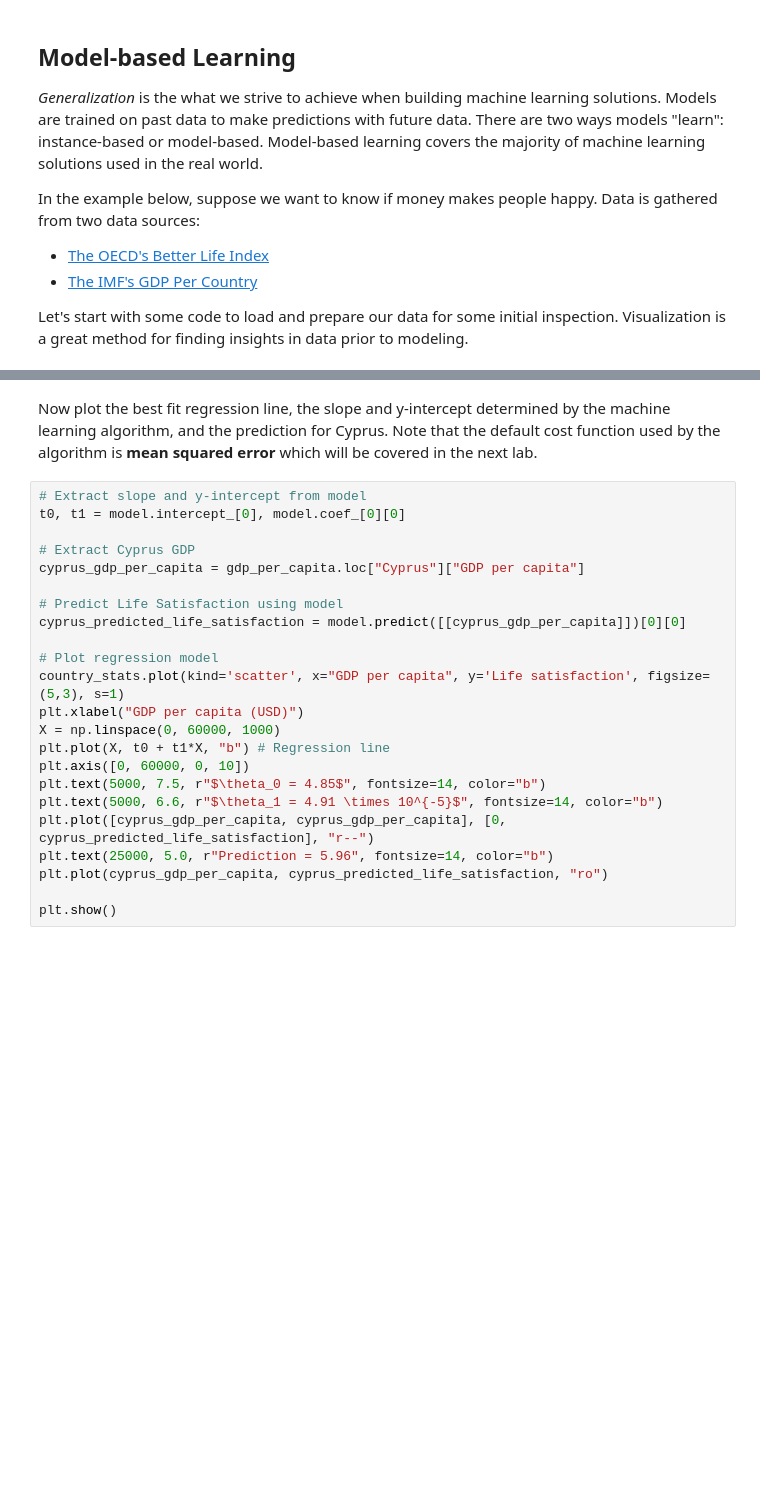
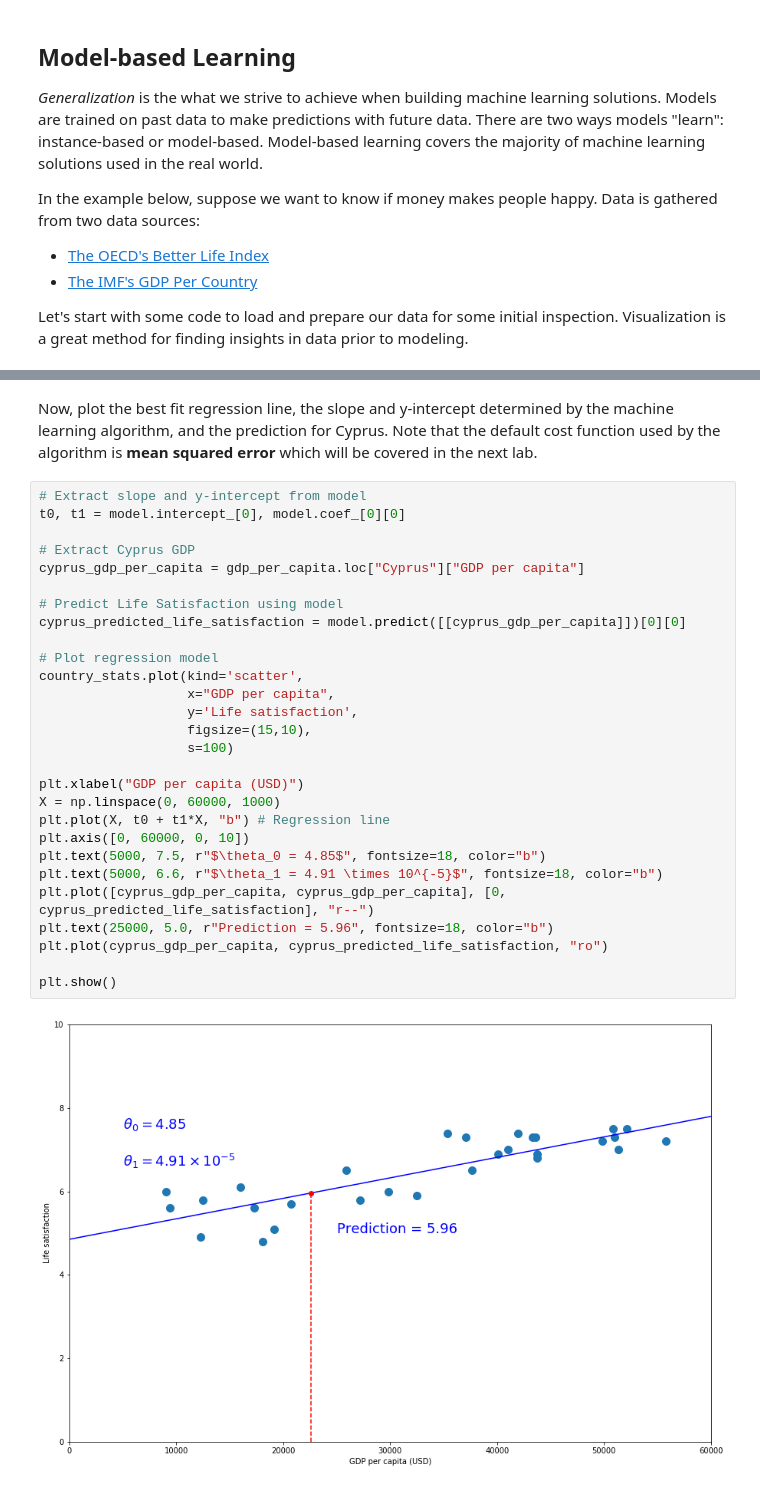
Before and after one commit to jsukup/handson-ml2, a Jupyter notebook: ML Fundamentals Labs/Model-based Learning.ipynb, the cells around one changed output, grey strips where cells are left out. Cells and saved outputs as stored; diff of their text form; blank space fills up the shorter version.

```diff
--- a/ML Fundamentals Labs/Model-based Learning.ipynb
+++ b/ML Fundamentals Labs/Model-based Learning.ipynb
@@ -90,28 +104,34 @@ print(model.predict(X_new))
 # %% [markdown]
- Now plot the best fit regression line, the slope and y-intercept determined by the machine learning algorithm, and
- the prediction for Cyprus. Note that the default cost function used by the algorithm is **mean squared error** which
- will be covered in the next lab.
+Now, plot the best fit regression line, the slope and y-intercept determined by the machine learning algorithm, and
+the prediction for Cyprus. Note that the default cost function used by the algorithm is **mean squared error** which will be covered in the next lab.
 # %%
 # Extract slope and y-intercept from model
 t0, t1 = model.intercept_[0], model.coef_[0][0]
 
 # Extract Cyprus GDP
 cyprus_gdp_per_capita = gdp_per_capita.loc["Cyprus"]["GDP per capita"]
 
 # Predict Life Satisfaction using model
 cyprus_predicted_life_satisfaction = model.predict([[cyprus_gdp_per_capita]])[0][0]
 
 # Plot regression model
-country_stats.plot(kind='scatter', x="GDP per capita", y='Life satisfaction', figsize=(5,3), s=1)
+country_stats.plot(kind='scatter',
+                   x="GDP per capita",
+                   y='Life satisfaction',
+                   figsize=(15,10),
+                   s=100)
+
 plt.xlabel("GDP per capita (USD)")
 X = np.linspace(0, 60000, 1000)
 plt.plot(X, t0 + t1*X, "b") # Regression line
 plt.axis([0, 60000, 0, 10])
-plt.text(5000, 7.5, r"$\theta_0 = 4.85$", fontsize=14, color="b")
-plt.text(5000, 6.6, r"$\theta_1 = 4.91 \times 10^{-5}$", fontsize=14, color="b")
+plt.text(5000, 7.5, r"$\theta_0 = 4.85$", fontsize=18, color="b")
+plt.text(5000, 6.6, r"$\theta_1 = 4.91 \times 10^{-5}$", fontsize=18, color="b")
 plt.plot([cyprus_gdp_per_capita, cyprus_gdp_per_capita], [0, cyprus_predicted_life_satisfaction], "r--")
-plt.text(25000, 5.0, r"Prediction = 5.96", fontsize=14, color="b")
+plt.text(25000, 5.0, r"Prediction = 5.96", fontsize=18, color="b")
 plt.plot(cyprus_gdp_per_capita, cyprus_predicted_life_satisfaction, "ro")
 
 plt.show()
+# %% [output]
+[figure, added]
 # %% [markdown]
```
Also changed, not shown: parts of 6 cells of this notebook.
